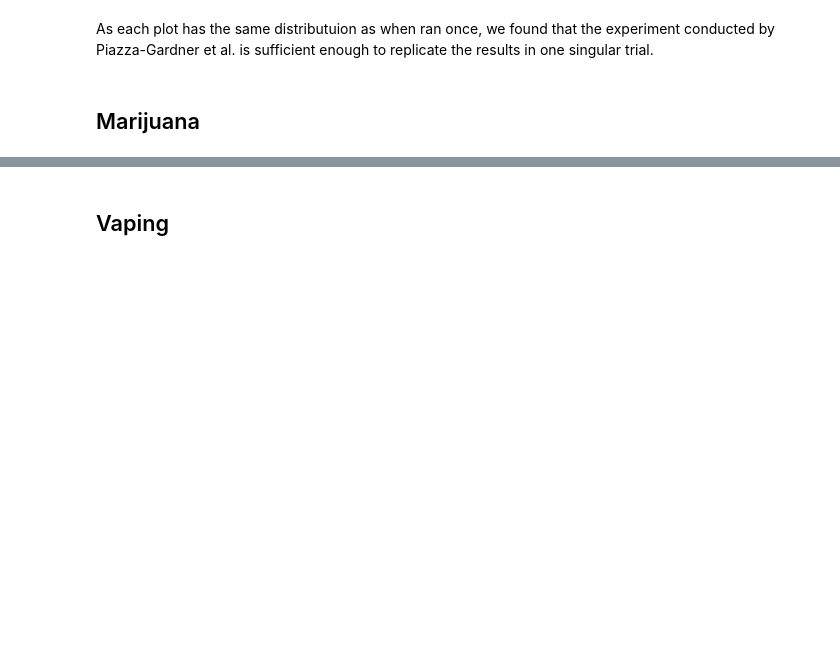
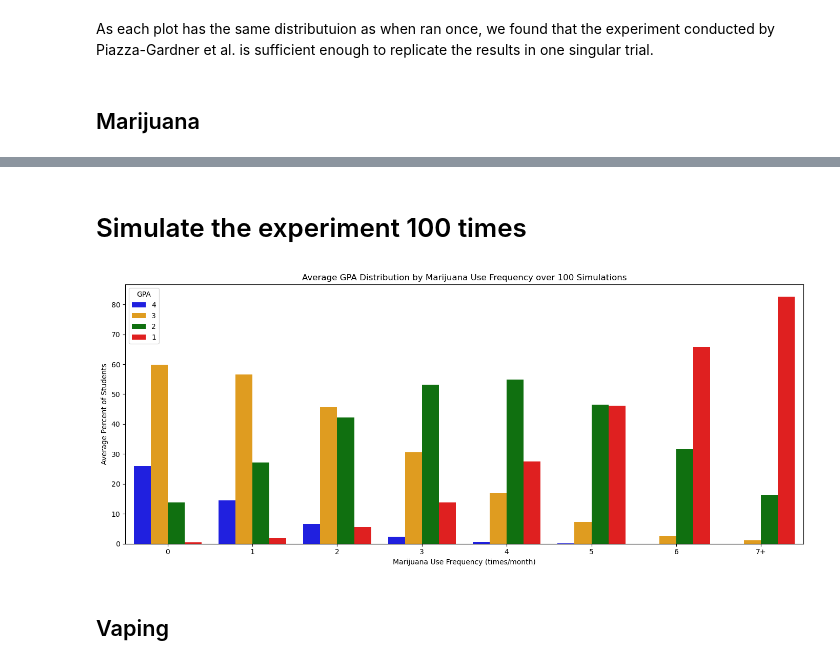
Before and after one commit to cmgboji/Computer-Simulations-Final-Project, a Jupyter notebook: Final Project Report.ipynb, the cells around one changed output, grey strips where cells are left out. Cells and saved outputs as stored; diff of their text form; code cells hidden in the pictures; blank space fills up the shorter version.

```diff
--- a/Final Project Report.ipynb
+++ b/Final Project Report.ipynb
@@ -300,3 +307,44 @@ KeyboardInterrupt
+# %% [markdown]
+# Simulate the experiment 100 times
+# %%
+def run_simulation(N=100000, runs=100, **kwargs):
+    all_results = []
+
+    for i in range(runs):
+        df = plot_usage_vs_gpa(N=N, show_plot=False)
+        df_grouped = df.groupby(["usage_bin", "GPA_numeric"]).size().reset_index(name="count")
+        df_grouped["percent"] = df_grouped.groupby("usage_bin", observed=True)["count"].transform(lambda x: 100 * x / x.sum())
+        df_grouped["run"] = i
+        all_results.append(df_grouped)
+
+    combined = pd.concat(all_results)
+
+
+    avg_df = combined.groupby(["usage_bin", "GPA_numeric"], observed=True)["percent"].mean().reset_index()
+
+
+    plt.figure(figsize=(14,6))
+    sns.barplot(
+        data=avg_df,
+        x="usage_bin",
+        y="percent",
+        hue="GPA_numeric",
+        hue_order=[4,3,2,1],
+        palette=["blue", "orange", "green", "red"]
+    )
+    plt.xlabel("Marijuana Use Frequency (times/month)")
+    plt.ylabel("Average Percent of Students")
+    plt.title(f"Average GPA Distribution by Marijuana Use Frequency over {runs} Simulations")
+    plt.legend(title="GPA")
+    plt.tight_layout()
+    plt.show()
+
+    return avg_df
+
+
+avg_results = run_simulation(runs=100)
+# %% [output]
+[figure, added]
 # %% [markdown]
 ## Vaping
 # %% [markdown]
```
Also changed, not shown: parts of 13 cells of this notebook.
